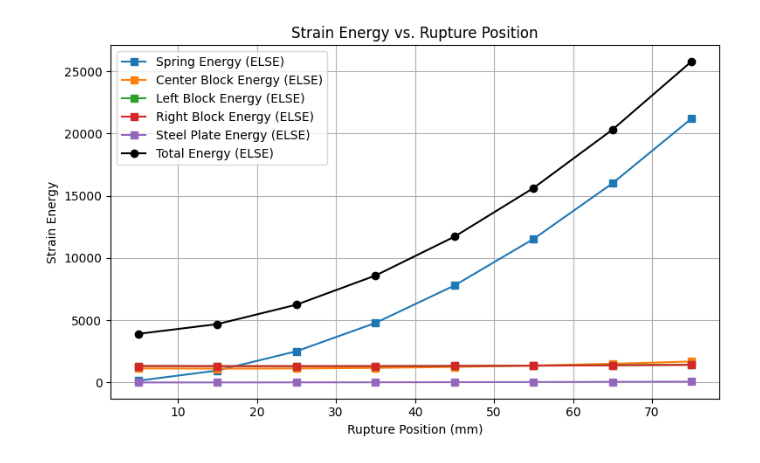
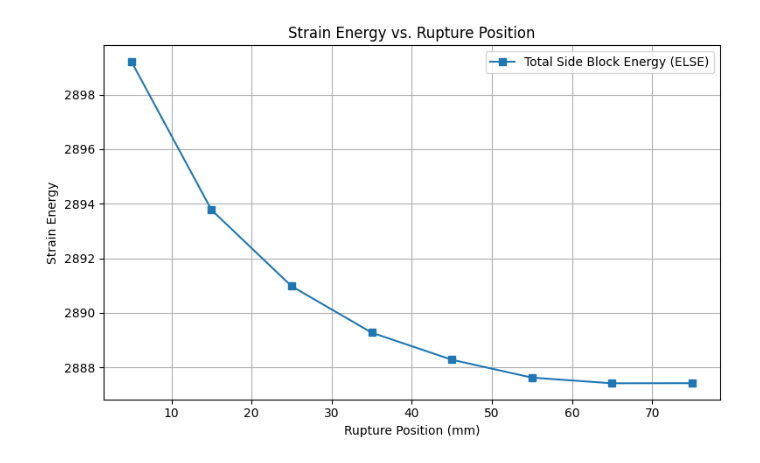
Before and after one commit to Gauss963/PSU-Abaqus, a Jupyter notebook: read-npz.ipynb, the cells around one changed output. Saved outputs shown, nothing was run; the diff lists cells and outputs as text; code cells hidden in the pictures.

```diff
--- a/read-npz.ipynb
+++ b/read-npz.ipynb
@@ -14,37 +14,39 @@ steel_plate_block_energies = []
 for RUPTURE_POSITION in RUPTURE_POSITIONS:
     filename = f'./npz/strain-energy-{RUPTURE_POSITION}.npz'
     if not os.path.exists(filename):
         print(f"[WARNING] File {filename} not found. Skipping.")
         continue
 
     data = np.load(filename)
     spring_energies.append(data.get('ELSE-Spring', np.nan))
     center_block_energies.append(data.get('ELSE-Center-Block', np.nan))
     left_block_energies.append(data.get('ELSE-Left-Block', np.nan))
     right_block_energies.append(data.get('ELSE-Right-Block', np.nan))
     steel_plate_block_energies.append(data.get('ELSE-Steel-Plate', np.nan))
 
 spring_energies = np.array(spring_energies)
 center_block_energies = np.array(center_block_energies)
 left_block_energies = np.array(left_block_energies)
 right_block_energies = np.array(right_block_energies)
 steel_plate_block_energies = np.array(steel_plate_block_energies)
 
 TOTAL_ENERGY = spring_energies + center_block_energies + left_block_energies + right_block_energies + steel_plate_block_energies
 
 plt.figure(figsize=(8, 5))
-plt.plot(RUPTURE_POSITIONS, spring_energies, 's-', label='Spring Energy (ELSE)')
-plt.plot(RUPTURE_POSITIONS, center_block_energies, 's-', label='Center Block Energy (ELSE)')
-plt.plot(RUPTURE_POSITIONS, left_block_energies, 's-', label='Left Block Energy (ELSE)')
-plt.plot(RUPTURE_POSITIONS, right_block_energies, 's-', label='Right Block Energy (ELSE)')
-plt.plot(RUPTURE_POSITIONS, steel_plate_block_energies, 's-', label='Steel Plate Energy (ELSE)')
-plt.plot(RUPTURE_POSITIONS, TOTAL_ENERGY, 'o-', label='Total Energy (ELSE)', color='black')
+# plt.plot(RUPTURE_POSITIONS, spring_energies, 's-', label='Spring Energy (ELSE)')
+# plt.plot(RUPTURE_POSITIONS, center_block_energies, 's-', label='Center Block Energy (ELSE)')
+# plt.plot(RUPTURE_POSITIONS, left_block_energies, 's-', label='Left Block Energy (ELSE)')
+# plt.plot(RUPTURE_POSITIONS, right_block_energies, 's-', label='Right Block Energy (ELSE)')
+plt.plot(RUPTURE_POSITIONS, left_block_energies+right_block_energies, 's-', label='Total Side Block Energy (ELSE)')
+# plt.plot(RUPTURE_POSITIONS, steel_plate_block_energies, 's-', label='Steel Plate Energy (ELSE)')
+# plt.plot(RUPTURE_POSITIONS, TOTAL_ENERGY, 'o-', label='Total Energy (ELSE)', color='black')
 plt.xlabel('Rupture Position (mm)')
 plt.ylabel('Strain Energy')
 plt.title('Strain Energy vs. Rupture Position')
 plt.legend()
 plt.grid(True)
 plt.tight_layout()
+plt.savefig('Strain-energies.pdf', dpi=300)
 plt.show()
 # %% [output]
-[figure, old version]
+[figure, new version]
```
Also changed, not shown: 15 other files.
